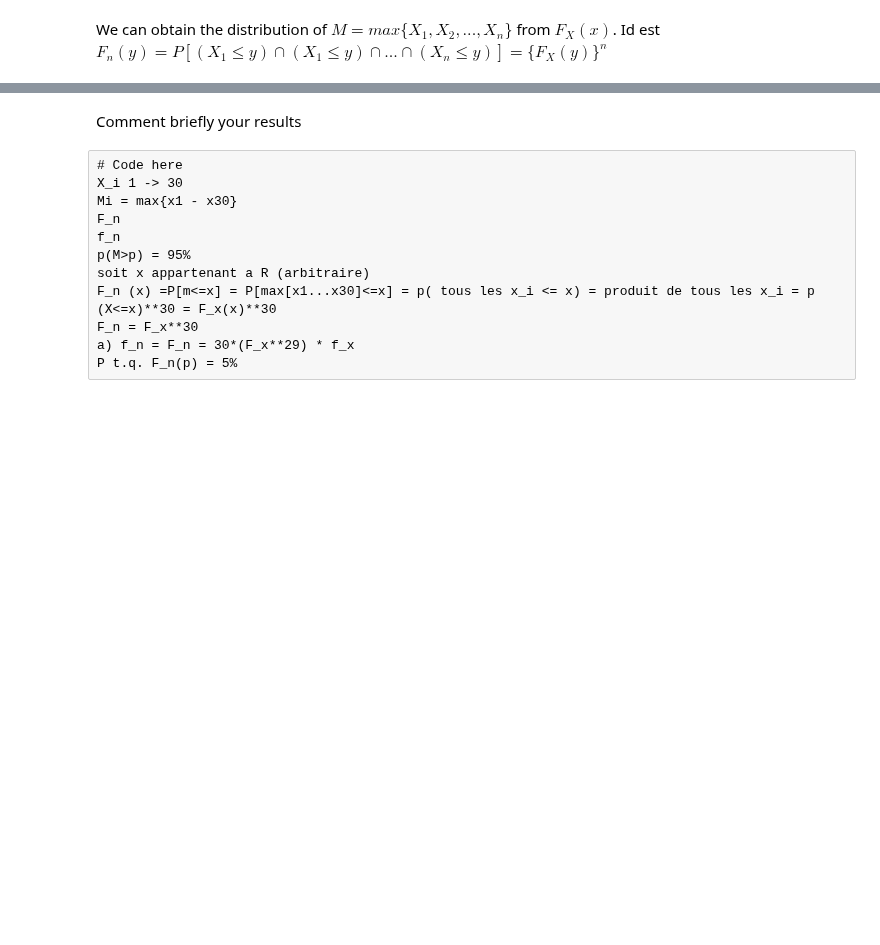
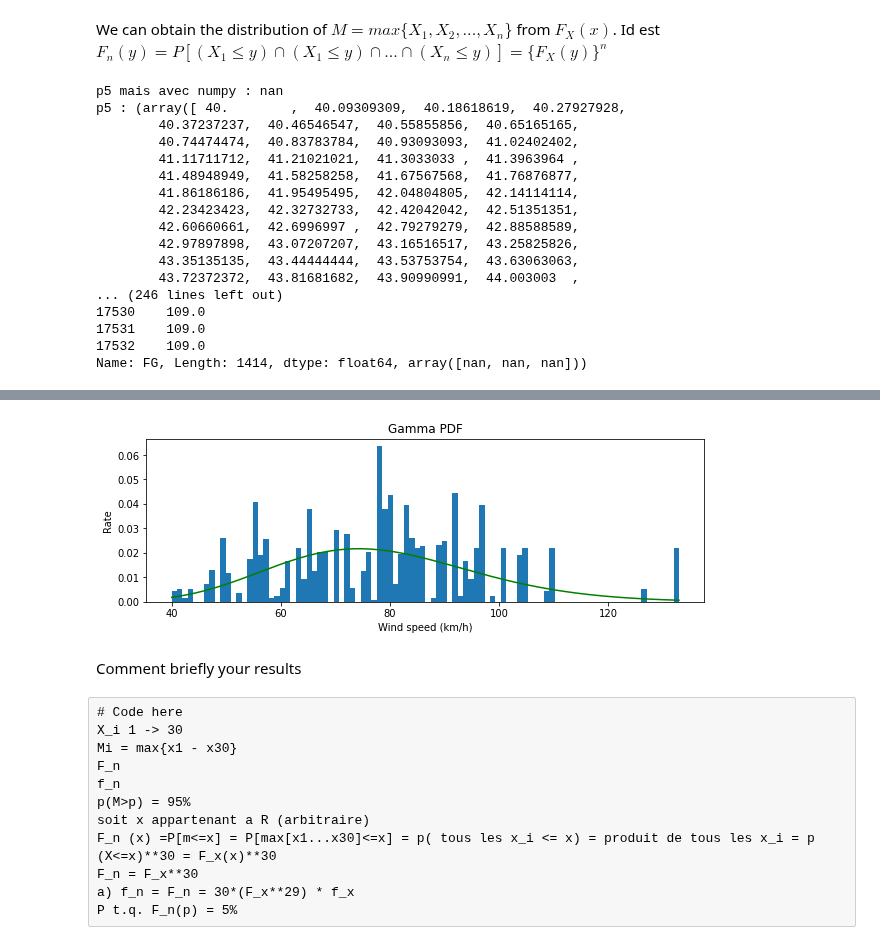
Before and after one commit to Emilevillette/LEPL1109-Hackatons, a Jupyter notebook: Hackaton 1/hack1_without_code.ipynb, the cells around one changed output, grey strips where cells are left out. Drawn from its saved outputs; the diff is of its cells as text; code cells hidden in the pictures; blank space fills up the shorter version.

```diff
--- a/Hackaton 1/hack1_without_code.ipynb
+++ b/Hackaton 1/hack1_without_code.ipynb
@@ -448,22 +448,76 @@ We can obtain the distribution of $M=max\{X_1,X_2,...,X_n\}$ from $F_X(x)$. Id e
 # %%
 def q8_calculate_cdf(y):
     y_no_null = y[~y.isnull()]
     X = np.linspace(y_no_null.values.min(), y_no_null.values.max(), 1000)
     params = stats.gamma.fit(y_no_null.values)
     cdf = stats.gamma.cdf(X, *params)
     return X, y, cdf
 
 def q8_plot_cdf(X, y, cdf):
     plt.figure(figsize=(10, 3))
     plt.title("Gamma CDF")
     plt.xlabel('Wind speed (km/h)')
     plt.ylabel('Rate')
     plt.plot(X, cdf, color='green', label="cdf")
     plt.hist(y, bins=int(y.max() - y.min() + 1), density=True)
 
 q8_plot_cdf(*q8_calculate_cdf(y))
+
+def q8_calculate_pdf(y):
+    y_no_null = y[~y.isnull()]
+    X = np.linspace(y_no_null.values.min(), y_no_null.values.max(), 1000)
+    params = stats.gamma.fit(y_no_null.values)
+    pdf = stats.gamma.pdf(X, *params)
+    return X, y, pdf
+
+def q8_plot_pdf(X, y, pdf):
+    plt.figure(figsize=(10, 3))
+    plt.title("Gamma PDF")
+    plt.xlabel('Wind speed (km/h)')
+    plt.ylabel('Rate')
+    plt.plot(X, pdf, color='green', label="pdf")
+    plt.hist(y, bins=int(y.max() - y.min() + 1), density=True)
+
+q8_plot_pdf(*q8_calculate_pdf(y))
+
+def q8_calculate_p5(y):
+    y_no_null = y[~y.isnull()]
+    X = np.linspace(y_no_null.values.min(), y_no_null.values.max(), 1000)
+    params = 5, stats.gamma.fit(y_no_null.values)
+    p5 = stats.gamma.ppf(*params)
+    return X, y, p5
+
+def q8_plot_ppf(X, y, ppf):
+    plt.figure(figsize=(10, 3))
+    plt.title("Gamma PPF at percentile 5")
+    plt.xlabel('Wind speed (km/h)')
+    plt.ylabel('Rate')
+    plt.plot(X, ppf, color='green', label="pdf")
+    plt.hist(y, bins=int(y.max() - y.min() + 1), density=True)
+
+
+print(f"p5 mais avec numpy : {np.percentile(y, 5)}")
+print(f"p5 : {q8_calculate_p5(y)}")
 # %% [output]
+p5 mais avec numpy : nan
+p5 : (array([ 40.        ,  40.09309309,  40.18618619,  40.27927928,
+        40.37237237,  40.46546547,  40.55855856,  40.65165165,
+        40.74474474,  40.83783784,  40.93093093,  41.02402402,
+        41.11711712,  41.21021021,  41.3033033 ,  41.3963964 ,
+        41.48948949,  41.58258258,  41.67567568,  41.76876877,
+        41.86186186,  41.95495495,  42.04804805,  42.14114114,
+        42.23423423,  42.32732733,  42.42042042,  42.51351351,
+        42.60660661,  42.6996997 ,  42.79279279,  42.88588589,
+        42.97897898,  43.07207207,  43.16516517,  43.25825826,
+        43.35135135,  43.44444444,  43.53753754,  43.63063063,
+        43.72372372,  43.81681682,  43.90990991,  44.003003  ,
+... (246 lines left out)
+17530    109.0
+17531    109.0
+17532    109.0
+Name: FG, Length: 1414, dtype: float64, array([nan, nan, nan]))
 [figure]
+[figure, added]
 # %% [markdown]
 Comment briefly your results
 # %% [raw]
```
Also changed, not shown: parts of 7 cells of this notebook.
